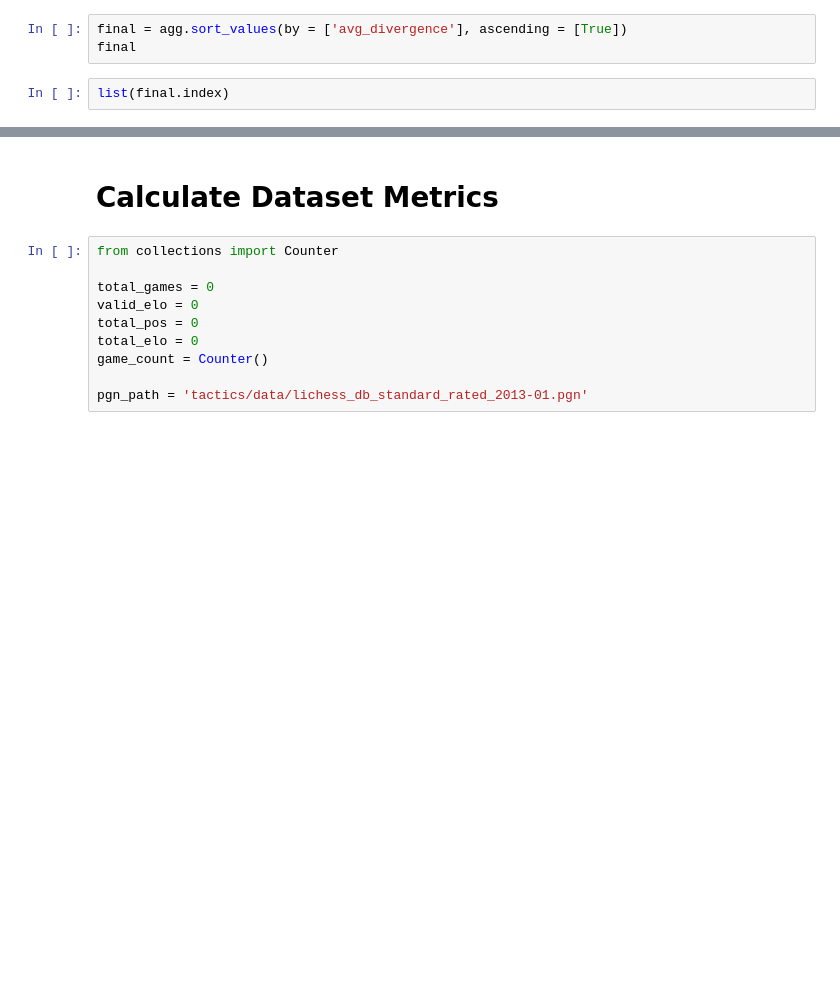
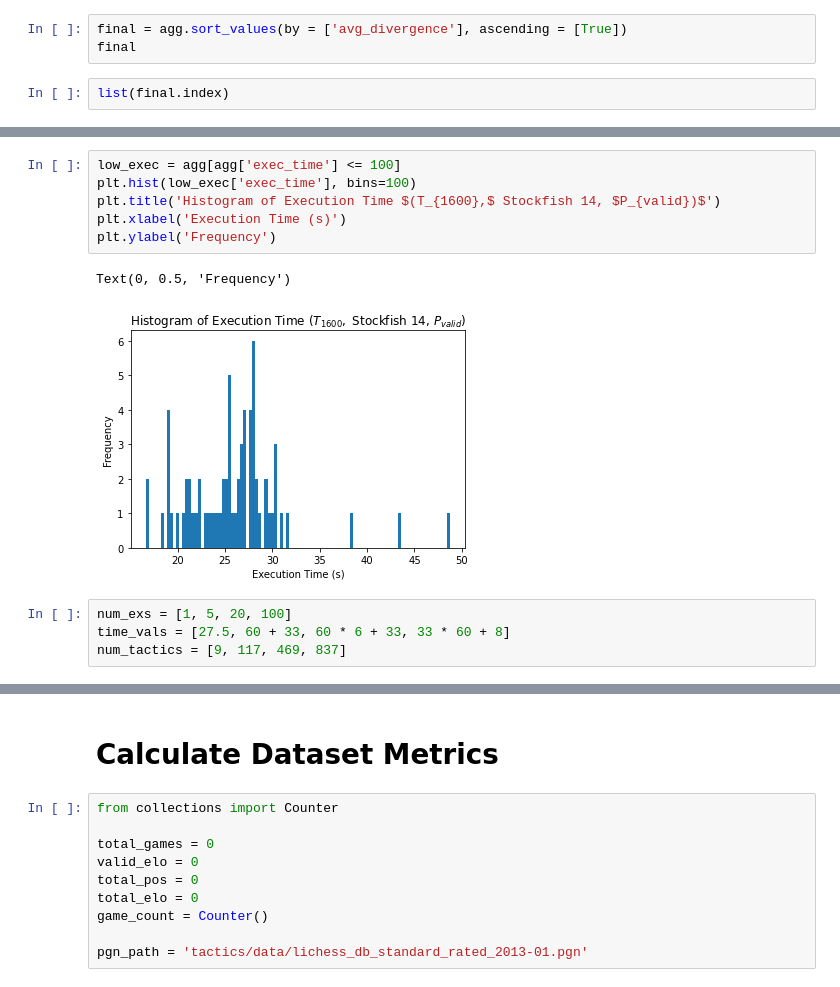
Before and after one commit to AbhijeetKrishnan/Popper, a Jupyter notebook: analysis.ipynb, the cells around one changed output, grey strips where cells are left out. Saved outputs shown, nothing was run; the diff lists cells and outputs as text; blank space fills up the shorter version.

```diff
--- a/analysis.ipynb
+++ b/analysis.ipynb
@@ -61,0 +112,13 @@ list(final.index)
+# %%
+low_exec = agg[agg['exec_time'] <= 100]
+plt.hist(low_exec['exec_time'], bins=100)
+plt.title('Histogram of Execution Time $(T_{1600},$ Stockfish 14, $P_{valid})$')
+plt.xlabel('Execution Time (s)')
+plt.ylabel('Frequency')
+# %% [output]
+Text(0, 0.5, 'Frequency')
+[figure, added]
+# %%
+num_exs = [1, 5, 20, 100]
+time_vals = [27.5, 60 + 33, 60 * 6 + 33, 33 * 60 + 8]
+num_tactics = [9, 117, 469, 837]
```
Also changed, not shown: parts of 11 cells of this notebook, 2 other files.
